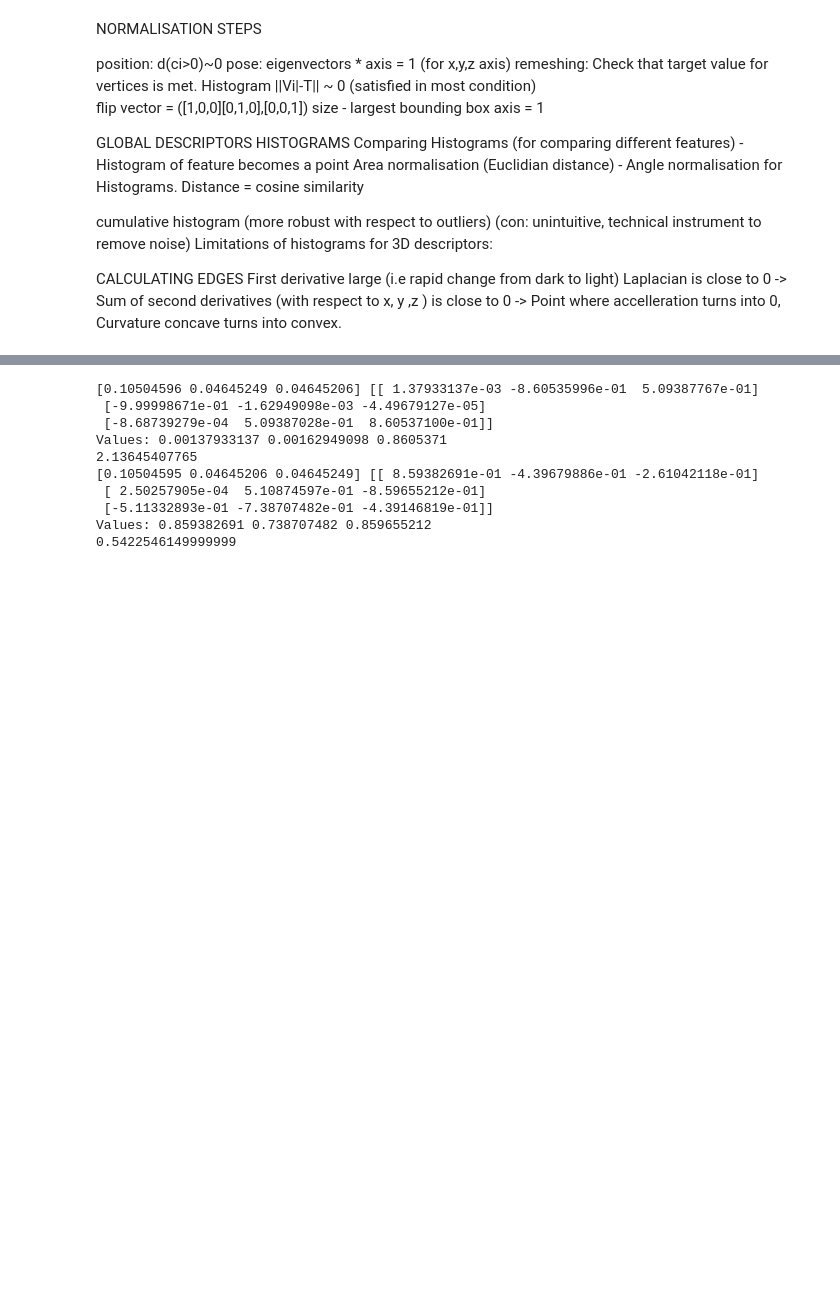
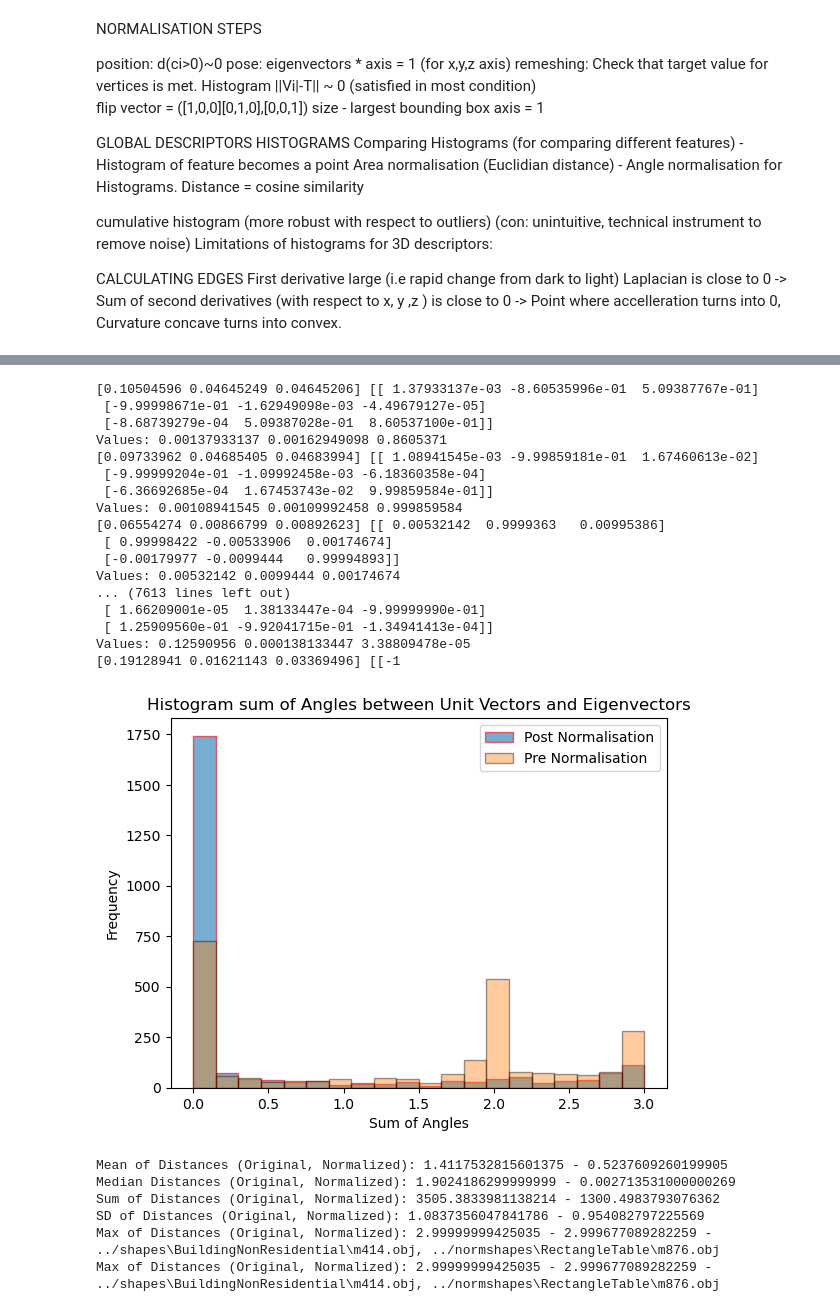
Before and after one commit to maria-raluca-st/INFOMR-final-project, a Jupyter notebook: mmdbs/preprocessing.ipynb, the cells around one changed output, grey strips where cells are left out. Cells and saved outputs as stored; diff of their text form; code cells hidden in the pictures; blank space fills up the shorter version.

Commit message:
added angle statistics for checking rotation

```diff
--- a/mmdbs/preprocessing.ipynb
+++ b/mmdbs/preprocessing.ipynb
@@ -400,7 +400,7 @@ def NormalizeShapes(rootdir = "../shapes",targetdir="../normshapes",limit=None,f
 
 
 
-df = NormalizeShapes(limit=1,filename="normMetadata.csv")
+df = NormalizeShapes(limit=None,filename="normMetadata.csv")
 print(df)
 # %% [output]
 Reading ../shapes\AircraftBuoyant\m1337.obj
@@ -484,5 +485,7 @@ Max of Distances (Original, Normalized): 165101074.91766515 - 2.738954023525849e
 # %%
 def getAngleSum(eigenvalues,eigenvectors):
+    if(pd.isna(eigenvalues) or pd.isna(eigenvectors)):
+        return np.inf
     print(eigenvalues,eigenvectors)
     #np.array([list(map(float, x.replace('[', '').replace(']', '').split())) for x in list1])
     eigenvectors =[list(map(float,x))
@@ -501,16 +504,64 @@ def getAngleSum(eigenvalues,eigenvectors):
     print("Values:",x_align,y_align,z_align)
     return 3-x_align-y_align-z_align
 
-print(getAngleSum(origDF["Eigenvalue"][0],origDF["Eigenvectors"][0]))
-print(getAngleSum(normDF["Eigenvalue"][0],normDF["Eigenvectors"][0]))
+def getAngleSums(df):
+    res = []
+    for i in range(0,len(df)):
+        v = getAngleSum(df["Eigenvalue"][i],df["Eigenvectors"][i])
+        res.append(v)
+    return res
-# %% [output]
-[0.10504596 0.04645249 0.04645206] [[ 1.37933137e-03 -8.60535996e-01  5.09387767e-01]
- [-9.99998671e-01 -1.62949098e-03 -4.49679127e-05]
- [-8.68739279e-04  5.09387028e-01  8.60537100e-01]]
-Values: 0.00137933137 0.00162949098 0.8605371
-2.13645407765
-[0.10504595 0.04645206 0.04645249] [[ 8.59382691e-01 -4.39679886e-01 -2.61042118e-01]
- [ 2.50257905e-04  5.10874597e-01 -8.59655212e-01]
- [-5.11332893e-01 -7.38707482e-01 -4.39146819e-01]]
-Values: 0.859382691 0.738707482 0.859655212
-0.5422546149999999
+# %%
+origDist = getAngleSums(origDF)
+normDist = getAngleSums(normDF)
+
+#Get Outliers
+maxindOrig = np.argmax(origDist)
+minindOrig = np.argmin(origDist)
+maxindNorm = np.argmax(normDist)
+minindNorm = np.argmin(normDist)
+
+plt.hist(np.clip(normDist, 0, 3), bins=20, edgecolor='red',alpha=0.6,label='Post Normalisation',range=[0, 3])
+plt.hist(np.clip(origDist, 0, 3), bins=20, edgecolor='black',alpha=0.4,label='Pre Normalisation', range=[0, 3])
+plt.legend()
+
+# Adding labels and title
+plt.xlabel('Sum of Angles')
+plt.ylabel('Frequency')
+plt.title('Histogram sum of Angles between Unit Vectors and Eigenvectors')
+
+# Display the histogram
+plt.show()
+
+
+print(f"Mean of Distances (Original, Normalized): {np.mean(origDist)} - {np.mean(normDist)}")
+print(f"Median Distances (Original, Normalized): {np.median(origDist)} - {np.median(normDist)}")
+
+print(f"Sum of Distances (Original, Normalized): {np.sum(origDist)} - {np.sum(normDist)}")
+print(f"SD of Distances (Original, Normalized): {np.std(origDist)} - {np.std(normDist)}")
+print(f"Max of Distances (Original, Normalized): {np.max(origDist)} - {np.max(normDist)} - {origDF.iloc[maxindOrig]['Path']}, {normDF.iloc[maxindNorm]['New Path']}")
+print(f"Max of Distances (Original, Normalized): {np.max(origDist)} - {np.max(normDist)} - {origDF.iloc[maxindOrig]['Path']}, {normDF.iloc[maxindNorm]['New Path']}")
+# %% [output]
+[0.10504596 0.04645249 0.04645206] [[ 1.37933137e-03 -8.60535996e-01  5.09387767e-01]
+ [-9.99998671e-01 -1.62949098e-03 -4.49679127e-05]
+ [-8.68739279e-04  5.09387028e-01  8.60537100e-01]]
+Values: 0.00137933137 0.00162949098 0.8605371
+[0.09733962 0.04685405 0.04683994] [[ 1.08941545e-03 -9.99859181e-01  1.67460613e-02]
+ [-9.99999204e-01 -1.09992458e-03 -6.18360358e-04]
+ [-6.36692685e-04  1.67453743e-02  9.99859584e-01]]
+Values: 0.00108941545 0.00109992458 0.999859584
+[0.06554274 0.00866799 0.00892623] [[ 0.00532142  0.9999363   0.00995386]
+ [ 0.99998422 -0.00533906  0.00174674]
+ [-0.00179977 -0.0099444   0.99994893]]
+Values: 0.00532142 0.0099444 0.00174674
+... (7613 lines left out)
+ [ 1.66209001e-05  1.38133447e-04 -9.99999990e-01]
+ [ 1.25909560e-01 -9.92041715e-01 -1.34941413e-04]]
+Values: 0.12590956 0.000138133447 3.38809478e-05
+[0.19128941 0.01621143 0.03369496] [[-1
+[figure, added]
+Mean of Distances (Original, Normalized): 1.4117532815601375 - 0.5237609260199905
+Median Distances (Original, Normalized): 1.9024186299999999 - 0.002713531000000269
+Sum of Distances (Original, Normalized): 3505.3833981138214 - 1300.4983793076362
+SD of Distances (Original, Normalized): 1.0837356047841786 - 0.954082797225569
+Max of Distances (Original, Normalized): 2.99999999425035 - 2.999677089282259 - ../shapes\BuildingNonResidential\m414.obj, ../normshapes\RectangleTable\m876.obj
+Max of Distances (Original, Normalized): 2.99999999425035 - 2.999677089282259 - ../shapes\BuildingNonResidential\m414.obj, ../normshapes\RectangleTable\m876.obj
```
Also changed, not shown: parts of 3 cells of this notebook.
